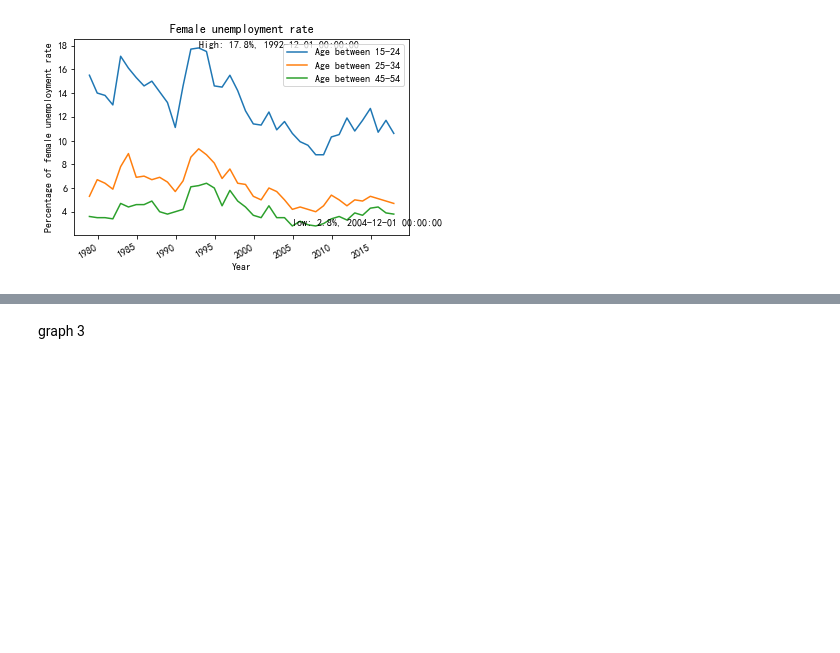
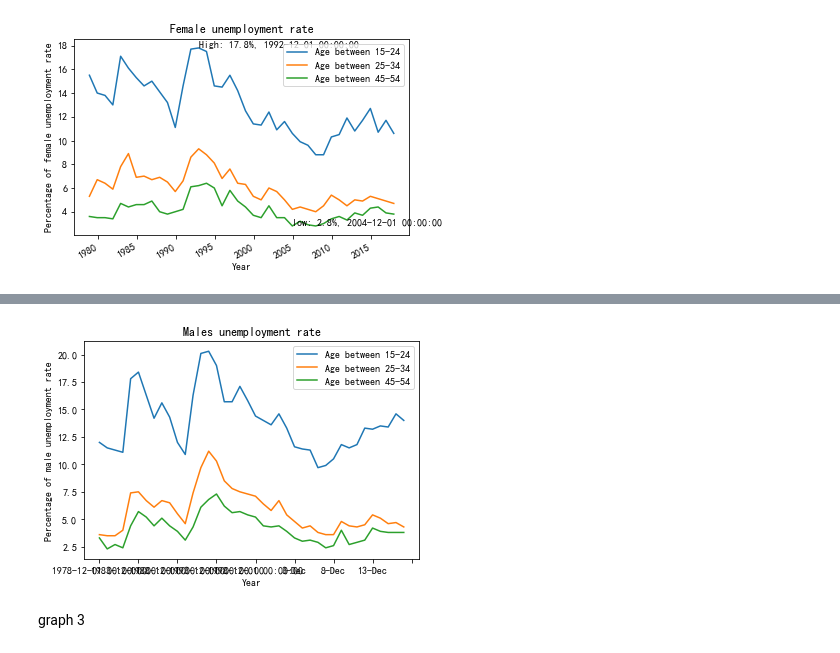
Before and after one commit to JIngzhiKao/data_project, a Jupyter notebook: final presentation.ipynb, the cells around one changed output, grey strips where cells are left out. Cells and saved outputs as stored; diff of their text form; code cells hidden in the pictures; blank space fills up the shorter version.

```diff
--- a/final presentation.ipynb
+++ b/final presentation.ipynb
@@ -190,0 +208,7 @@ plt.show()
+# %%
+
+
+filepath = ("1978-2017-australiansdg-indicator-8-5-2a-males.csv")
+
+males = pd.read_csv(filepath)
+print("done")
@@ -190,0 +231,8 @@ plt.show()
+# %%
+def make_time_1(e):
+    try:
+        return datetime.strptime(e, "%b-%y")
+    except Exception as w:
+        return e
+males["Year"] = males.Month.apply(make_time)
+males.Year.head(10)
@@ -191,3 +252,21 @@ plt.show()
+# %%
+males = males.set_index("Year")
+# %%
+
+males['Males 15-24 unemployment rate (%)'].plot(label="Age between 15-24")
+males['Males 25-34 unemployment rate (%)'].plot(label="Age between 25-34")
+males['Males 45-54 unemployment rate (%)'].plot(label="Age between 45-54")
+
+
+
+
+
+plt.ylabel('Percentage of male unemployment rate')
+plt.title('Males unemployment rate')
+plt.legend(loc='upper right')
+plt.show()
+# %% [output]
+[figure, added]
 # %% [markdown]
 graph 3
 # %%
```
Also changed, not shown: parts of 8 cells of this notebook, 1 other file.
